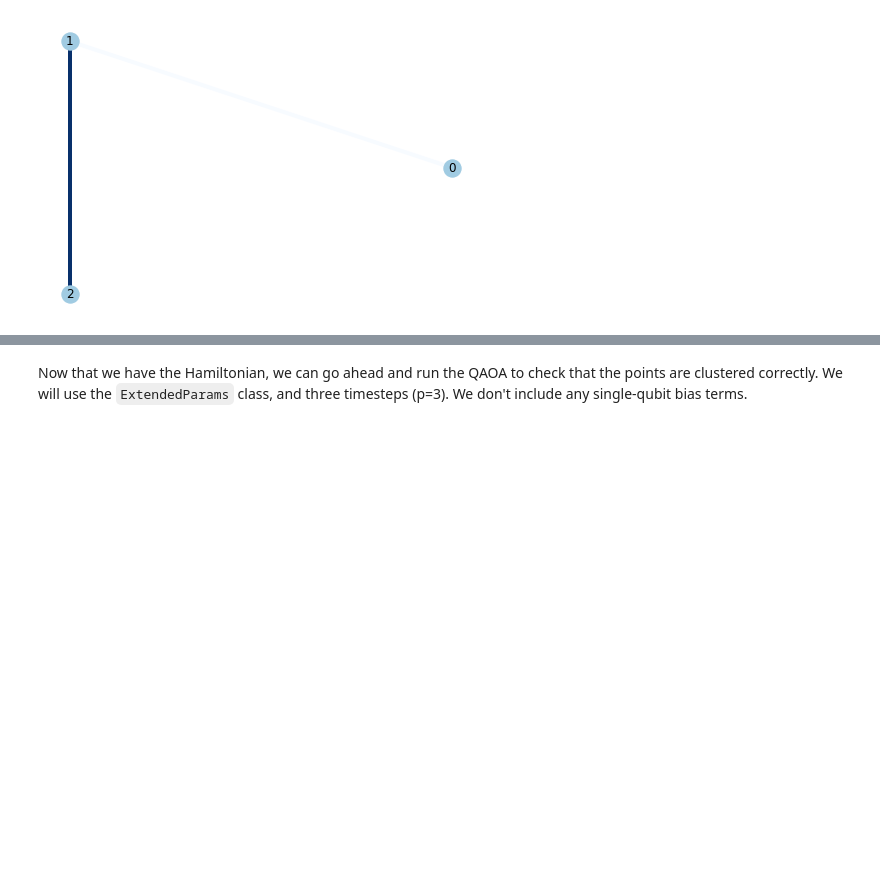
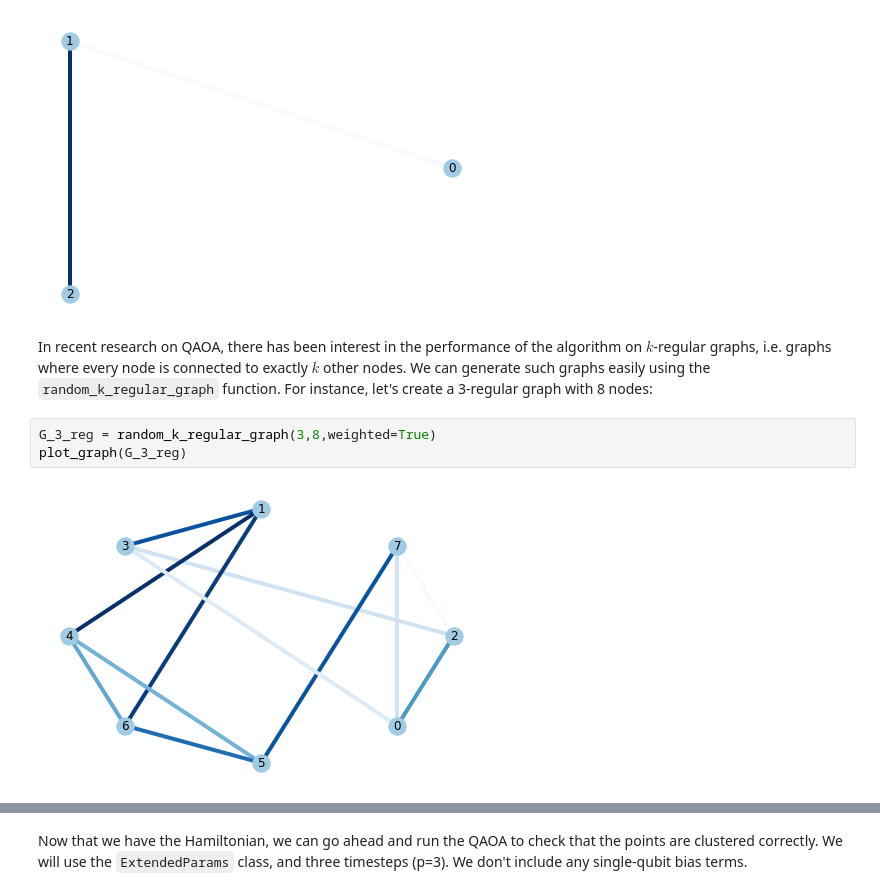
Before and after one commit to entropicalabs/entropica_qaoa, a Jupyter notebook: examples/UtilitiesDemo.ipynb, the cells around one changed output, grey strips where cells are left out. Cells and saved outputs as stored; diff of their text form; blank space fills up the shorter version.

```diff
--- a/examples/UtilitiesDemo.ipynb
+++ b/examples/UtilitiesDemo.ipynb
@@ -93,6 +91,13 @@ g0 = graph_from_hyperparams(nqubits,singles,biases,pairs,couplings)
 plot_graph(g0)
 # %% [output]
 [figure]
+# %% [markdown]
+In recent research on QAOA, there has been interest in the performance of the algorithm on $k$-regular graphs, i.e. graphs where every node is connected to exactly $k$ other nodes. We can generate such graphs easily using the `random_k_regular_graph` function. For instance, let's create a 3-regular graph with 8 nodes:
+# %%
+G_3_reg = random_k_regular_graph(3,8,weighted=True)
+plot_graph(G_3_reg)
+# %% [output]
+[figure, added]
 # %% [markdown]
 ## Hamiltonians and data
 
```
Also changed, not shown: parts of 25 cells of this notebook.
